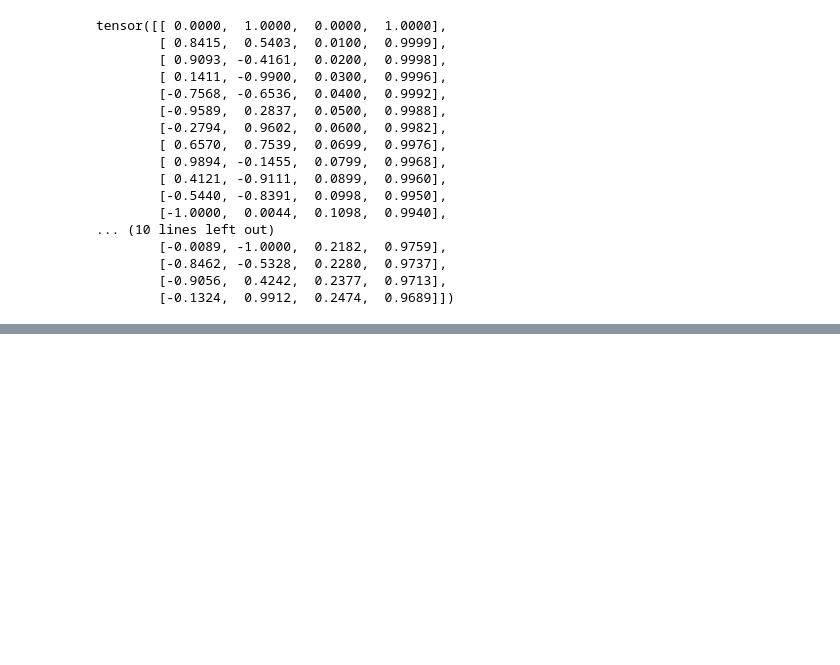
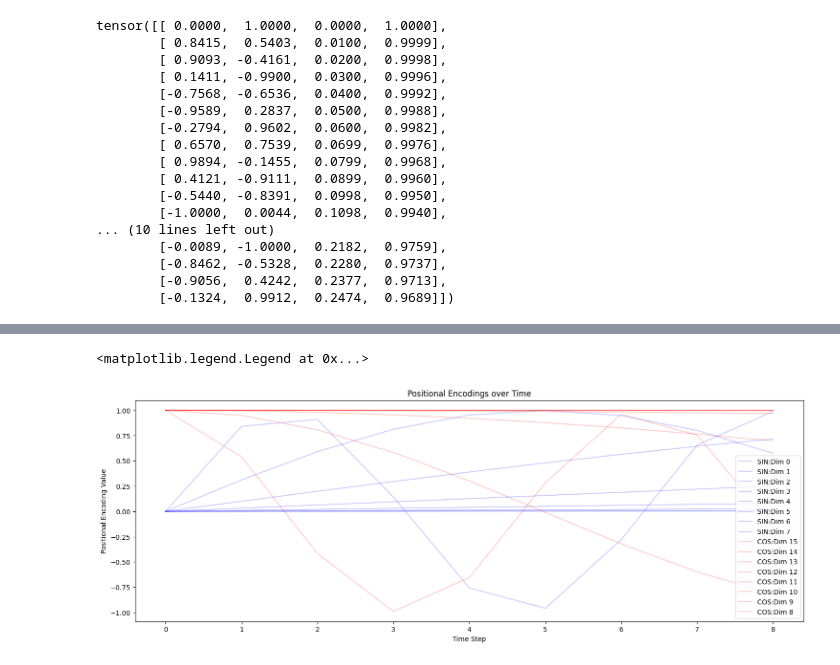
Before and after one commit to aabs7/Robot-Learning, a Jupyter notebook: Deep Learning/embedding.ipynb, the cells around one changed output, grey strips where cells are left out. Cells and saved outputs as stored; diff of their text form; code cells hidden in the pictures; blank space fills up the shorter version.

```diff
--- a/Deep Learning/embedding.ipynb
+++ b/Deep Learning/embedding.ipynb
@@ -91,0 +134,48 @@ tensor([[ 0.0000,  1.0000,  0.0000,  1.0000],
+# %%
+'''Designed for diffusion models'''
+def get_timestep_encoding(t, d_model):
+    '''
+    t: (b,)
+    d_model: int
+    return: (b, d_model)
+    '''
+    device = t.device
+    half_dim = d_model // 2
+    emb = torch.exp(
+        torch.arange(0, half_dim, device=device) *
+        -1 * torch.log(torch.tensor(10000.0, device=device))  / half_dim)
+    emb = t[:, None] * emb[None, :]  # (b, 1) * (1, half_dim) -> (b, half_dim)
+    emb = torch.cat([torch.sin(emb), torch.cos(emb)], dim=-1) # (b, d_model)
+
+    if d_model % 2 == 1:  # zero pad
+        emb = torch.nn.functional.pad(emb, (0, 1))
+    return emb
+# %%
+T = 9
+ts = torch.arange(0, T)
+time_embed_dim = 16
+
+time_embeddings = get_timestep_encoding(ts, time_embed_dim)
+# %%
+import matplotlib.pyplot as plt
+
+fig = plt.figure(figsize=(18, 6))
+ax = fig.add_subplot(1, 1, 1)
+
+for i in range(0, time_embed_dim):
+    if i == 8:
+        break
+    ax.plot(time_embeddings[:, i], color='blue', alpha=0.2, label=f'SIN:Dim {i}')
+
+for i in reversed(range(0, time_embed_dim)):
+    if i == 7:
+        break
+    ax.plot(time_embeddings[:, i], color='red', alpha=0.2, label=f'COS:Dim {i}')
+
+ax.set_title('Positional Encodings over Time')
+ax.set_xlabel('Time Step')
+ax.set_ylabel('Positional Encoding Value')
+ax.legend()
+# %% [output]
+<matplotlib.legend.Legend at 0x...>
+[figure, added]
```
Also changed, not shown: parts of 7 cells of this notebook, 2 other files.
